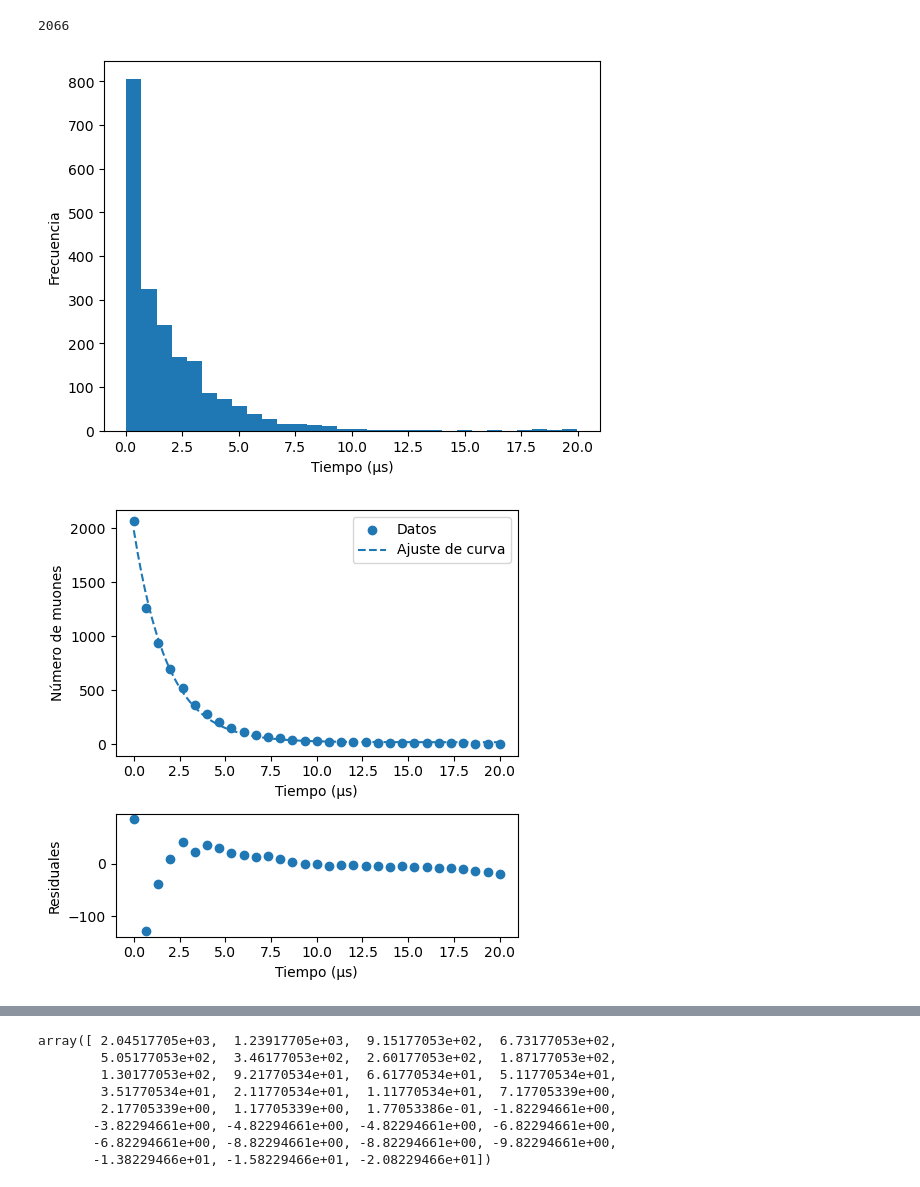
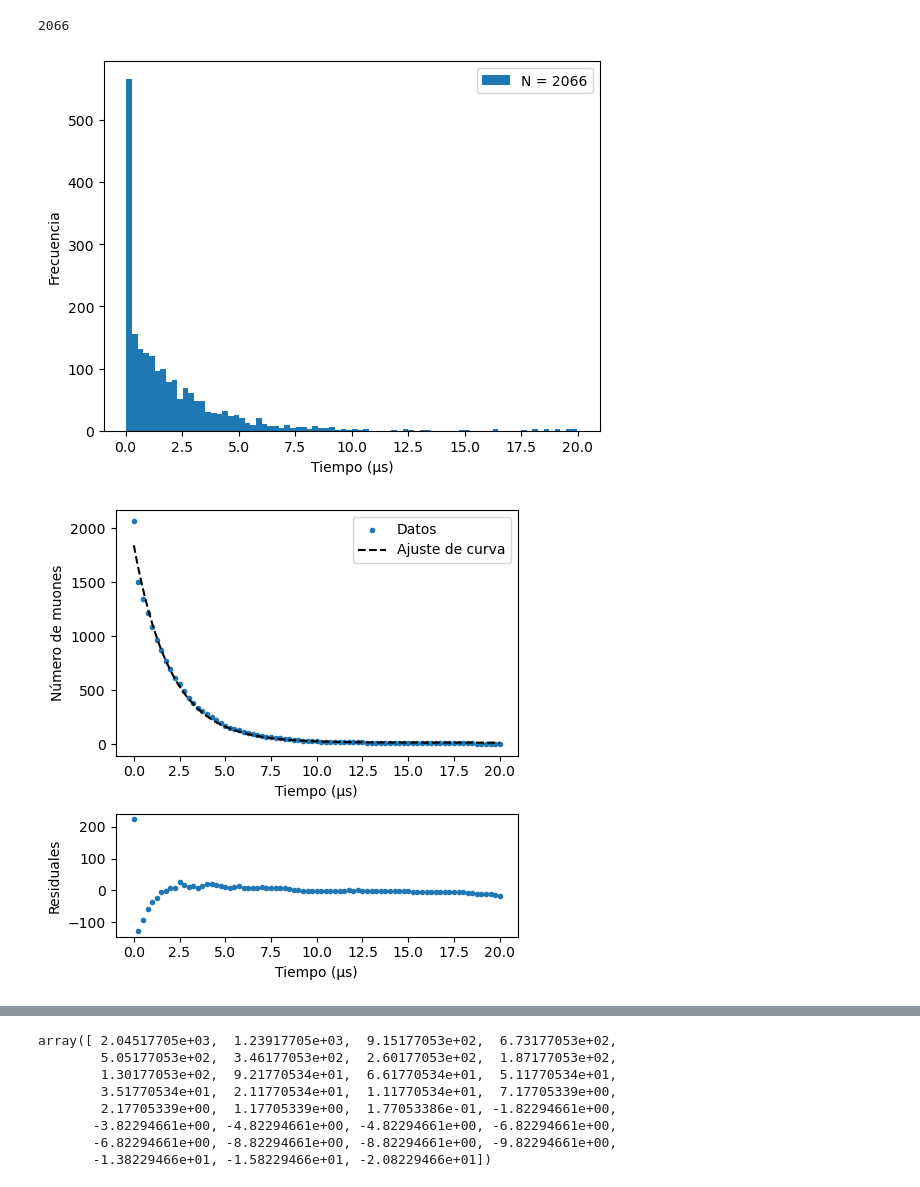
Before and after one commit to QuantumPower4/LabIntermedio2024-2, a Jupyter notebook: Muones/Muones_data.ipynb, the cells around one changed output, grey strips where cells are left out. Cells and saved outputs as stored; diff of their text form; code cells hidden in the pictures.

Commit message:
muon update

```diff
--- a/Muones/Muones_data.ipynb
+++ b/Muones/Muones_data.ipynb
@@ -20,10 +30,11 @@ len(times_rawdata1)
 # %% [output]
 2066
 # %%
-plt.hist(times_rawdata1, bins=30)
+plt.hist(times_rawdata1, bins=80,label="N = 2066")
 plt.ylabel("Frecuencia")
 plt.xlabel("Tiempo (μs)")
+plt.legend()
 plt.show()
 # %% [output]
-[figure, old version]
+[figure, new version]
 # %%
@@ -31,7 +42,7 @@ F1, N1 = np.histogram(times_rawdata1, bins=30)
 # %%
 fig, ax = plt.subplots(2,1, figsize=(5,5),gridspec_kw={'height_ratios': [2, 1]})
 
-time_fit1 = np.linspace(0,20,31)
+time_fit1 = np.linspace(0,20,81)
 time_graph1 = np.linspace(0,20,100)
 muon_graph1 = np.array([len(times_rawdata1)])
 
@@ -42,20 +53,20 @@ params1, pcov1 = scipy.optimize.curve_fit(expfunction, time_fit1, muon_graph1)
 
 residuals1 = muon_graph1 - expfunction(time_fit1,*params1)
 
-ax[0].scatter(time_fit1,muon_graph1,label="Datos")
-ax[0].plot(time_graph1, expfunction(time_graph1,*params1),linestyle="--",label="Ajuste de curva")
+ax[0].scatter(time_fit1,muon_graph1,label="Datos",marker=".")
+ax[0].plot(time_graph1, expfunction(time_graph1,*params1),linestyle="--",label="Ajuste de curva",color="k")
 ax[0].set_xlabel("Tiempo (μs)")
 ax[0].set_ylabel("Número de muones")
 ax[0].legend()
 
-ax[1].scatter(time_fit1, residuals1)
+ax[1].scatter(time_fit1, residuals1, marker=".")
 ax[1].set_ylabel("Residuales")
 ax[1].set_xlabel("Tiempo (μs)")
 plt.tight_layout()
 
 plt.show()
 # %% [output]
-[figure, old version]
+[figure, new version]
 # %%
 params1, np.sqrt(np.diag(pcov1))
 # %% [output]
```
Also changed, not shown: parts of 15 cells of this notebook, 8 other files.
